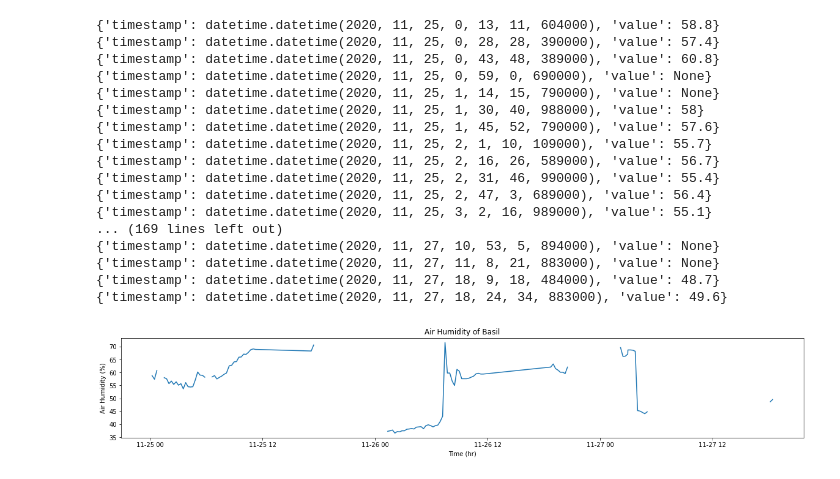
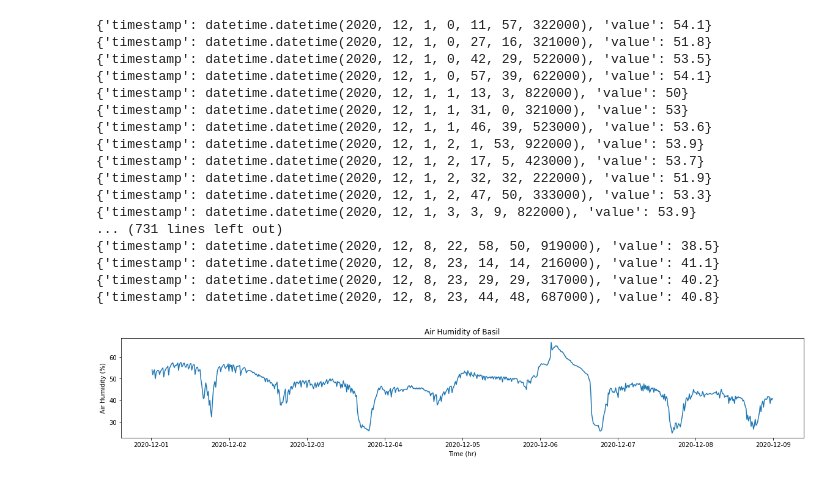
Before and after one commit to destrospooder/basil-data, a Jupyter notebook: datavisualization.ipynb, the cells around one changed output. Drawn from its saved outputs; the diff is of its cells as text; code cells hidden in the pictures.

```diff
--- a/datavisualization.ipynb
+++ b/datavisualization.ipynb
@@ -12,49 +12,49 @@ response=requests.get("https://cusap-iot.uc.r.appspot.com/system/listSystems")
 response_dict=response.json()
 
 system_dictionary = {}
 for system in response_dict["_msg"]["payload"]:
   system_dictionary[system["name"]] = system["_id"]
 
-hydrokit = system_dictionary["Minh beautiful box"]
+hydrokit = system_dictionary["Node MCU 1.0"]
 
 humidity = {"systemId": hydrokit, "timePeriod": "hour", "reading": "Air-Humidity"}
 data = requests.get("https://cusap-iot.uc.r.appspot.com/system/getReadings", params = humidity)
 
 humidity_d = data.json()
 indiv_data = humidity_d["_msg"]["payload"]
 
 for i in range(0, len(indiv_data)):
   del indiv_data[i]["_id"]
   del indiv_data[i]["system"]
   del indiv_data[i]["issue"]
   indiv_data[i]["timestamp"] = datetime.strptime(indiv_data[i]["timestamp"], "%Y-%m-%dT%H:%M:%S.%fZ")
   print(indiv_data[i])
 
 hour_change = pd.DataFrame.from_records(indiv_data).groupby(["timestamp"]).mean()
 plot_data = hour_change.to_numpy()
 
 plt.figure(figsize=(20,3))
 plt.title("Air Humidity of Basil")
 plt.xlabel("Time (hr)")
 plt.ylabel("Air Humidity (%)")
 plt.plot(hour_change.index, plot_data)
 plt.show()
 # %% [output]
-{'timestamp': datetime.datetime(2020, 11, 25, 0, 13, 11, 604000), 'value': 58.8}
-{'timestamp': datetime.datetime(2020, 11, 25, 0, 28, 28, 390000), 'value': 57.4}
-{'timestamp': datetime.datetime(2020, 11, 25, 0, 43, 48, 389000), 'value': 60.8}
-{'timestamp': datetime.datetime(2020, 11, 25, 0, 59, 0, 690000), 'value': None}
-{'timestamp': datetime.datetime(2020, 11, 25, 1, 14, 15, 790000), 'value': None}
-{'timestamp': datetime.datetime(2020, 11, 25, 1, 30, 40, 988000), 'value': 58}
-{'timestamp': datetime.datetime(2020, 11, 25, 1, 45, 52, 790000), 'value': 57.6}
-{'timestamp': datetime.datetime(2020, 11, 25, 2, 1, 10, 109000), 'value': 55.7}
-{'timestamp': datetime.datetime(2020, 11, 25, 2, 16, 26, 589000), 'value': 56.7}
-{'timestamp': datetime.datetime(2020, 11, 25, 2, 31, 46, 990000), 'value': 55.4}
-{'timestamp': datetime.datetime(2020, 11, 25, 2, 47, 3, 689000), 'value': 56.4}
-{'timestamp': datetime.datetime(2020, 11, 25, 3, 2, 16, 989000), 'value': 55.1}
-... (169 lines left out)
-{'timestamp': datetime.datetime(2020, 11, 27, 10, 53, 5, 894000), 'value': None}
-{'timestamp': datetime.datetime(2020, 11, 27, 11, 8, 21, 883000), 'value': None}
-{'timestamp': datetime.datetime(2020, 11, 27, 18, 9, 18, 484000), 'value': 48.7}
-{'timestamp': datetime.datetime(2020, 11, 27, 18, 24, 34, 883000), 'value': 49.6}
+{'timestamp': datetime.datetime(2020, 12, 1, 0, 11, 57, 322000), 'value': 54.1}
+{'timestamp': datetime.datetime(2020, 12, 1, 0, 27, 16, 321000), 'value': 51.8}
+{'timestamp': datetime.datetime(2020, 12, 1, 0, 42, 29, 522000), 'value': 53.5}
+{'timestamp': datetime.datetime(2020, 12, 1, 0, 57, 39, 622000), 'value': 54.1}
+{'timestamp': datetime.datetime(2020, 12, 1, 1, 13, 3, 822000), 'value': 50}
+{'timestamp': datetime.datetime(2020, 12, 1, 1, 31, 0, 321000), 'value': 53}
+{'timestamp': datetime.datetime(2020, 12, 1, 1, 46, 39, 523000), 'value': 53.6}
+{'timestamp': datetime.datetime(2020, 12, 1, 2, 1, 53, 922000), 'value': 53.9}
+{'timestamp': datetime.datetime(2020, 12, 1, 2, 17, 5, 423000), 'value': 53.7}
+{'timestamp': datetime.datetime(2020, 12, 1, 2, 32, 32, 222000), 'value': 51.9}
+{'timestamp': datetime.datetime(2020, 12, 1, 2, 47, 50, 333000), 'value': 53.3}
+{'timestamp': datetime.datetime(2020, 12, 1, 3, 3, 9, 822000), 'value': 53.9}
+... (731 lines left out)
+{'timestamp': datetime.datetime(2020, 12, 8, 22, 58, 50, 919000), 'value': 38.5}
+{'timestamp': datetime.datetime(2020, 12, 8, 23, 14, 14, 216000), 'value': 41.1}
+{'timestamp': datetime.datetime(2020, 12, 8, 23, 29, 29, 317000), 'value': 40.2}
+{'timestamp': datetime.datetime(2020, 12, 8, 23, 44, 48, 687000), 'value': 40.8}
-[figure, old version]
+[figure, new version]
```
